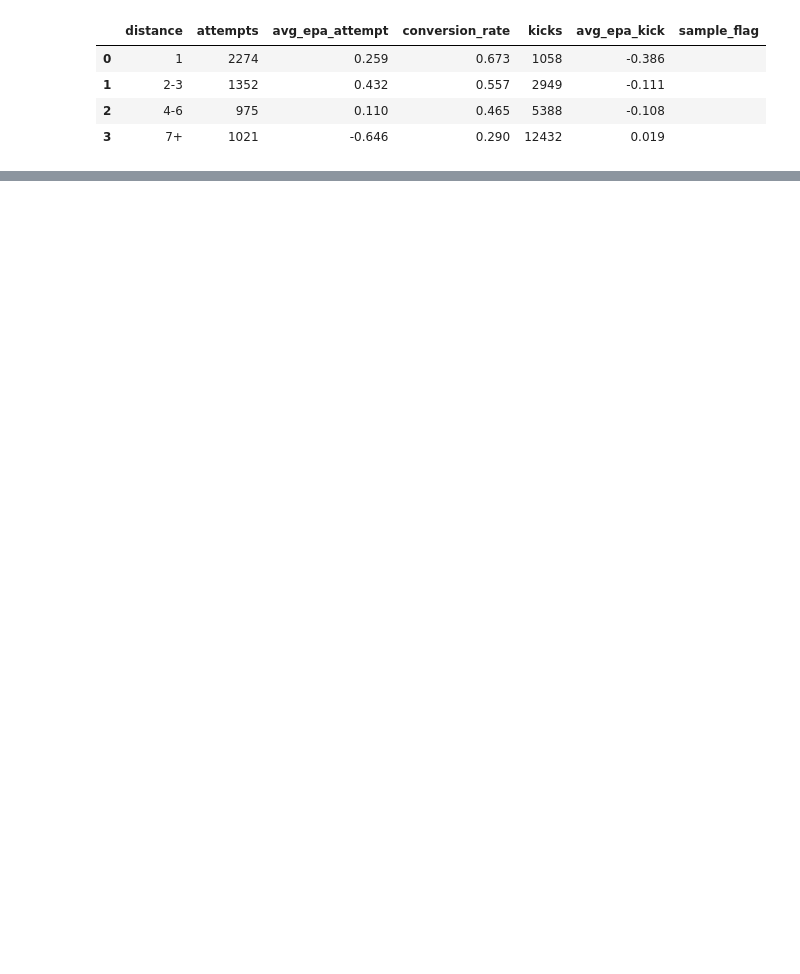
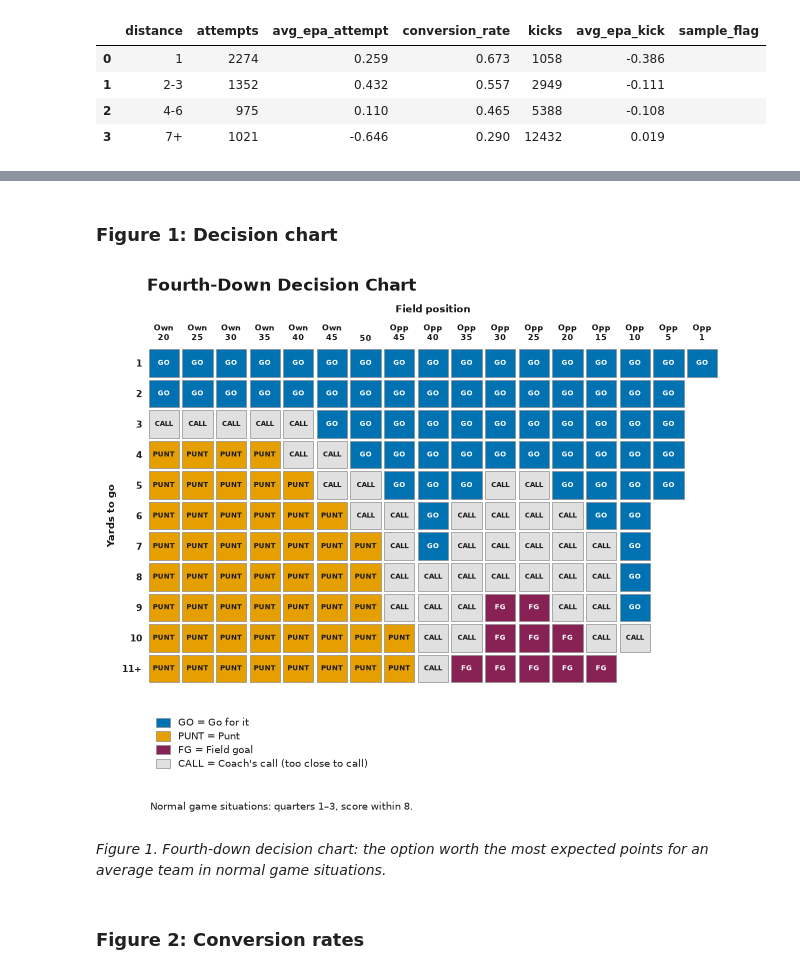
Before and after one commit to grant-jones1/NFL-model, a Jupyter notebook: analytical_summaries/02_fourth_down_underdog_hc/fourth_down_underdog_analysis.ipynb, the cells around one changed output, grey strips where cells are left out. Saved outputs shown, nothing was run; the diff lists cells and outputs as text; code cells hidden in the pictures; blank space fills up the shorter version.

```diff
--- a/analytical_summaries/02_fourth_down_underdog_hc/fourth_down_underdog_analysis.ipynb
+++ b/analytical_summaries/02_fourth_down_underdog_hc/fourth_down_underdog_analysis.ipynb
@@ -735,0 +821,14 @@ Favorite       7+       Midfield (41-60)        11         824
+# %%
+# E5. Average start after a kickoff, current rules only (2024-2025)
+scrimmage = hist_pbp[hist_pbp["play_type"].isin(["run", "pass"]) & hist_pbp["fixed_drive"].notna()]
+drive_starts = scrimmage.sort_values(["game_id", "play_id"]).drop_duplicates(["game_id", "fixed_drive"])
+kick_starts = drive_starts[drive_starts["drive_start_transition"] == "KICKOFF"]
+KICKOFF_SPOT = kick_starts.loc[kick_starts["season"].isin(KICKOFF_SEASONS), "yardline_100"].mean()
+EP_OPP_AFTER_SCORE = ep_at(KICKOFF_SPOT)     # opponent's EP after we score and kick off
+
+kickoff_table = (kick_starts.groupby("season")["yardline_100"].agg(drives="size", avg_start_yardline_100="mean")
+                 .reset_index())
+kickoff_table["used_in_model"] = kickoff_table["season"].isin(KICKOFF_SEASONS)
+save(kickoff_table, "E_kickoff_start_by_season")
+print(f"Post-kickoff start (2024-2025): {yardline_label(round(KICKOFF_SPOT))} (yardline_100 {KICKOFF_SPOT:.1f}); "
+      f"opponent EP there {EP_OPP_AFTER_SCORE:.2f}")
@@ -735,0 +934,25 @@ Favorite       7+       Midfield (41-60)        11         824
+# %%
+# E7. Consistency with Analysis C: EP chart vs. the historical go-vs-kick comparison (all teams pooled)
+pooled = (c1_status.assign(go_total=c1_status["go_avg_wpa"].fillna(0) * c1_status["go_plays"],
+                           kick_total=c1_status["kick_avg_wpa"].fillna(0) * c1_status["kick_plays"])
+          .groupby(["distance", "zone"], observed=True)[["go_plays", "kick_plays", "go_total", "kick_total"]].sum()
+          .reset_index())
+pooled["diff_pts"] = (pooled["go_total"] / pooled["go_plays"] - pooled["kick_total"] / pooled["kick_plays"]) * 100
+pooled["historical"] = [decision_category(d, g, k) for d, g, k in zip(pooled["diff_pts"], pooled["go_plays"], pooled["kick_plays"])]
+
+grid["distance"] = distance_group(grid["ytg"]).astype(str)
+grid["zone"] = field_zone(grid["yardline_100"]).astype(str)
+compare = grid.merge(pooled[["distance", "zone", "historical", "diff_pts"]], on=["distance", "zone"], how="left")
+compare["conflict"] = np.select(
+    [compare["decision"].isin(["PUNT", "FIELD GOAL"]) & (compare["historical"] == "GO FOR IT"),
+     (compare["decision"] == "GO") & (compare["historical"] == "KICK")],
+    ["EP says kick, history favored going", "EP says go, history favored kicking"], "")
+save(compare[["yards_to_go", "field_position", "decision", "distance", "zone", "historical", "diff_pts", "conflict"]]
+     .round(2), "E_ep_chart_vs_historical")
+
+conflicts = compare[compare["conflict"] != ""]
+print(f"Squares where the two approaches disagree: {len(conflicts)} of {len(compare)}")
+print(conflicts.groupby(["conflict", "distance", "zone", "decision"], observed=True)
+      .agg(squares=("field_position", "size"), field_positions=("field_position", ", ".join),
+           yards_to_go=("yards_to_go", lambda s: ", ".join(sorted(set(s), key=lambda x: int(x.rstrip("+"))))))
+      .to_string())
@@ -735,0 +1089,13 @@ Favorite       7+       Midfield (41-60)        11         824
+# %% [markdown]
+### Figure 1: Decision chart
+# %%
+fig = decision_chart(figsize=(PAGE_WIDTH, 5.6), rect=[0.1, 0.25, 0.88, 0.6], title_size=12,
+                     word_size=5.3, tick_size=5.8, axis_size=7.5, legend_size=7, legend_y=0.205, foot_y=0.025)
+fig.savefig(FIGURES / "fig1_ep_decision_chart.png", dpi=DPI)
+plt.show()
+# %% [output]
+[figure, added]
+# %% [markdown]
+*Figure 1. Fourth-down decision chart: the option worth the most expected points for an average team in normal game situations.*
+# %% [markdown]
+### Figure 2: Conversion rates
```
Also changed, not shown: parts of 42 cells of this notebook, 23 other files.
